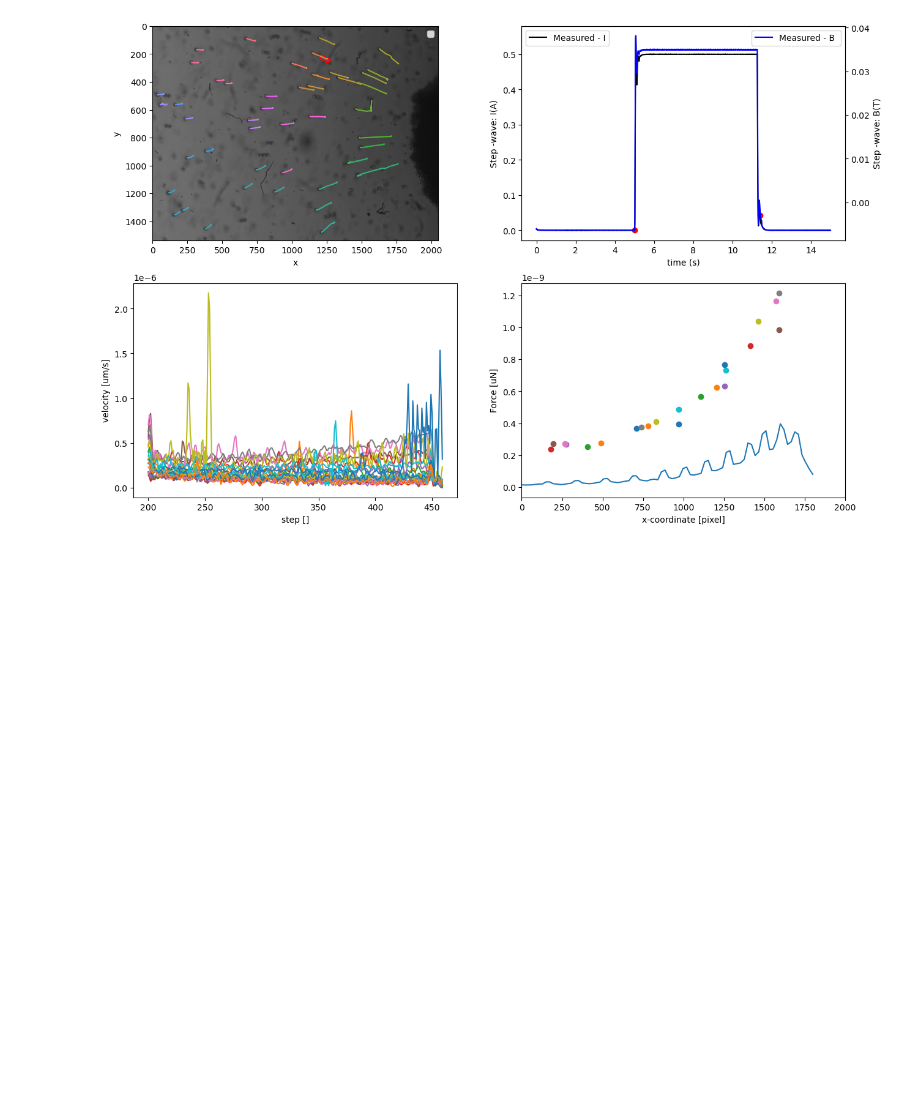
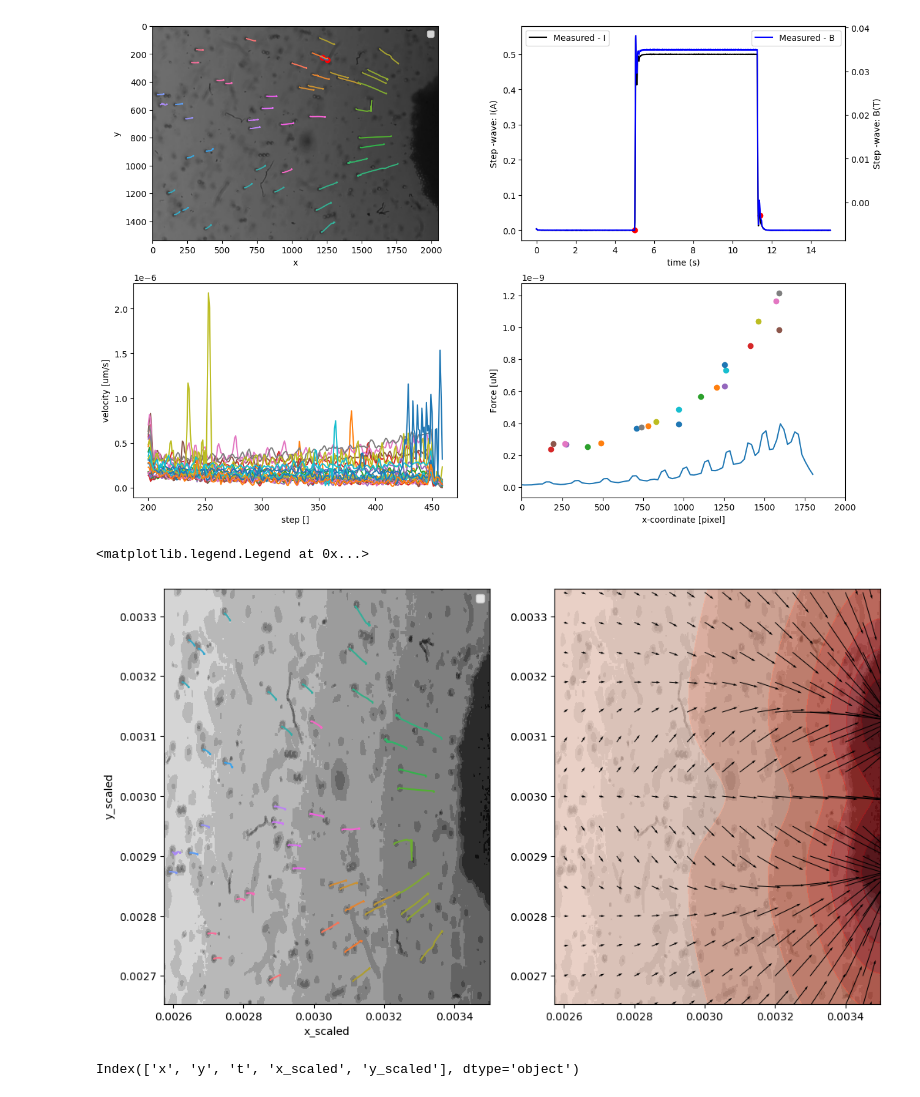
Before and after one commit to ArttuD/MicrorheologyProto, a Jupyter notebook: presentation.ipynb, the cells around one changed output. Drawn from its saved outputs; the diff is of its cells as text; code cells hidden in the pictures; blank space fills up the shorter version.

```diff
--- a/presentation.ipynb
+++ b/presentation.ipynb
@@ -95,7 +95,7 @@ warnings.filterwarnings('ignore')
 # %%
 #Configs
 
-root = "F:/demoData"
+root = "E:/demoData"
 
 ni_rate = 100
 camera_rate = 40
@@ -342,3 +338,71 @@ ax[1,0].set_ylabel("velocity [um/s]")
 # %% [output]
 Text(0, 0.5, 'velocity [um/s]')
 [figure]
+# %%
+fig, ax  = plt.subplots(1, 2, figsize = (12,7))
+
+height = 1544*m*1e-6
+width = 2064*m*1e-6
+
+start_w =  0.0035 - width
+end_w = 0.0035
+
+start_h = 0.003 - height/2
+end_h = 0.003 + height/2
+
+
+df_sim = pd.read_csv(os.path.join(root, "resource/One_coil.csv"), sep = ",", skiprows= [0,1], names = ["x", "y", "By", "Bx"])
+df_sim["Bx"] = scipy.ndimage.gaussian_filter1d(df_sim["Bx"].values,5)
+df_sim["By"] = scipy.ndimage.gaussian_filter1d(df_sim["By"].values,5)
+df_sim["x"] = np.round(df_sim["x"], 5) #- (0.0035 - width)
+df_sim["y"] = np.round(df_sim["y"], 5) #- (0.003 - height/2)
+
+df_sim["B"] = np.sqrt((df_sim["Bx"].values)**2 +  df_sim["By"].values**2)
+B = df_sim["B"].values
+
+map_x = df_sim["x"].values
+map_y = df_sim["y"].values
+
+
+xx__ = np.linspace(start_w,end_w, frame.shape[1]) #- (0.0035 - width)
+yy__ = np.linspace(start_h,end_h, frame.shape[0]) #- (0.003 - height/2)
+
+test_frame = 255-cv2.cvtColor(frame, cv2.COLOR_BGR2GRAY)
+phase = 5
+
+y_unique = np.unique(map_y)
+x_unique = np.unique(map_x)
+y_u = len(np.unique(map_y))
+x_u = len(np.unique(map_x))
+
+y_coord = np.concatenate((x_unique, x_unique+np.max(x_unique)))
+x_coord = y_unique
+B = B.reshape((y_u, x_u))
+
+BB = np.vstack((B.T[::-1,:], B.T))
+filtered = scipy.ndimage.gaussian_filter(BB, 5)
+
+dBy = scipy.ndimage.gaussian_filter(np.gradient(filtered, (1e-5), axis  = 1),5)#*np.sin(angle)
+dBx = -scipy.ndimage.gaussian_filter(np.gradient(filtered, (1e-5), axis  = 0),5)#*np.cos(angle)
+X1, Y1 = np.meshgrid(x_coord, y_coord)
+
+ax[1].contourf(xx__, yy__, test_frame, alpha = 1, cmap="binary")
+ax[1].contourf(x_coord, y_coord, filtered, alpha = 0.5, cmap = "Reds")
+ax[1].quiver(X1[::phase, ::phase], Y1[::phase, ::phase], dBy[::phase,::phase], -dBx[::phase,::phase], angles = "xy") #dBy[::phase,::phase],dBx[::phase,::phase]
+
+ax[1].set_xlim([start_w,end_w])
+ax[1].set_ylim([start_h,end_h])
+
+df_mg["y_scaled"] = df_mg["y"]*1e-6*m + start_h
+df_mg["x_scaled"] = df_mg["x"]*1e-6*m + start_w
+
+ax[0].contourf(xx__, yy__, test_frame, alpha = 1, cmap="binary")
+sns.lineplot(x = "x_scaled", y = "y_scaled", data = df_mg, hue = "label", ax = ax[0])
+ax[0].legend([])
+# %% [output]
+<matplotlib.legend.Legend at 0x...>
+[figure, added]
+# %%
+df_track.columns
+# %% [output]
+Index(['x', 'y', 't', 'x_scaled', 'y_scaled'], dtype='object')
```
Also changed, not shown: parts of 6 cells of this notebook.
